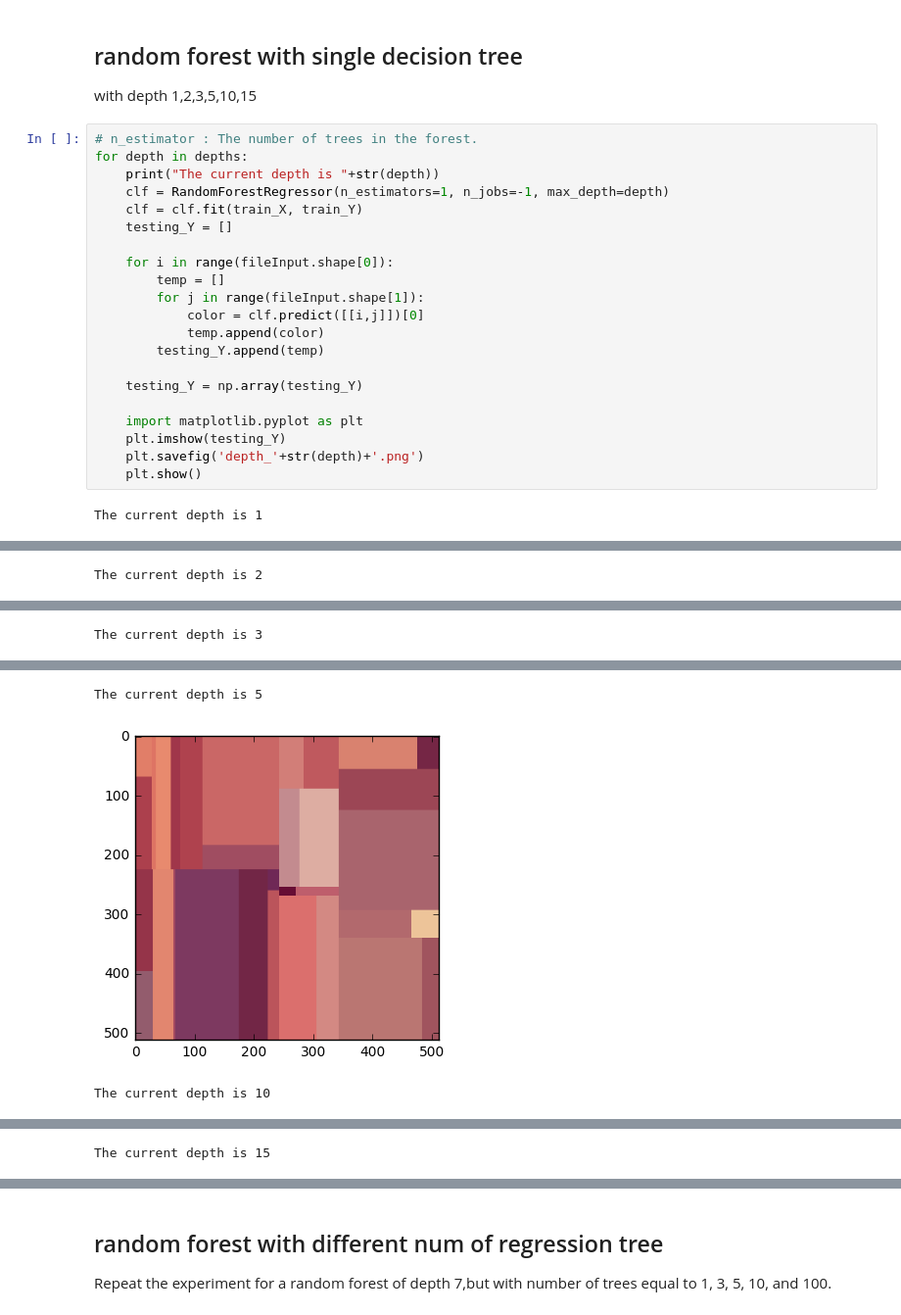
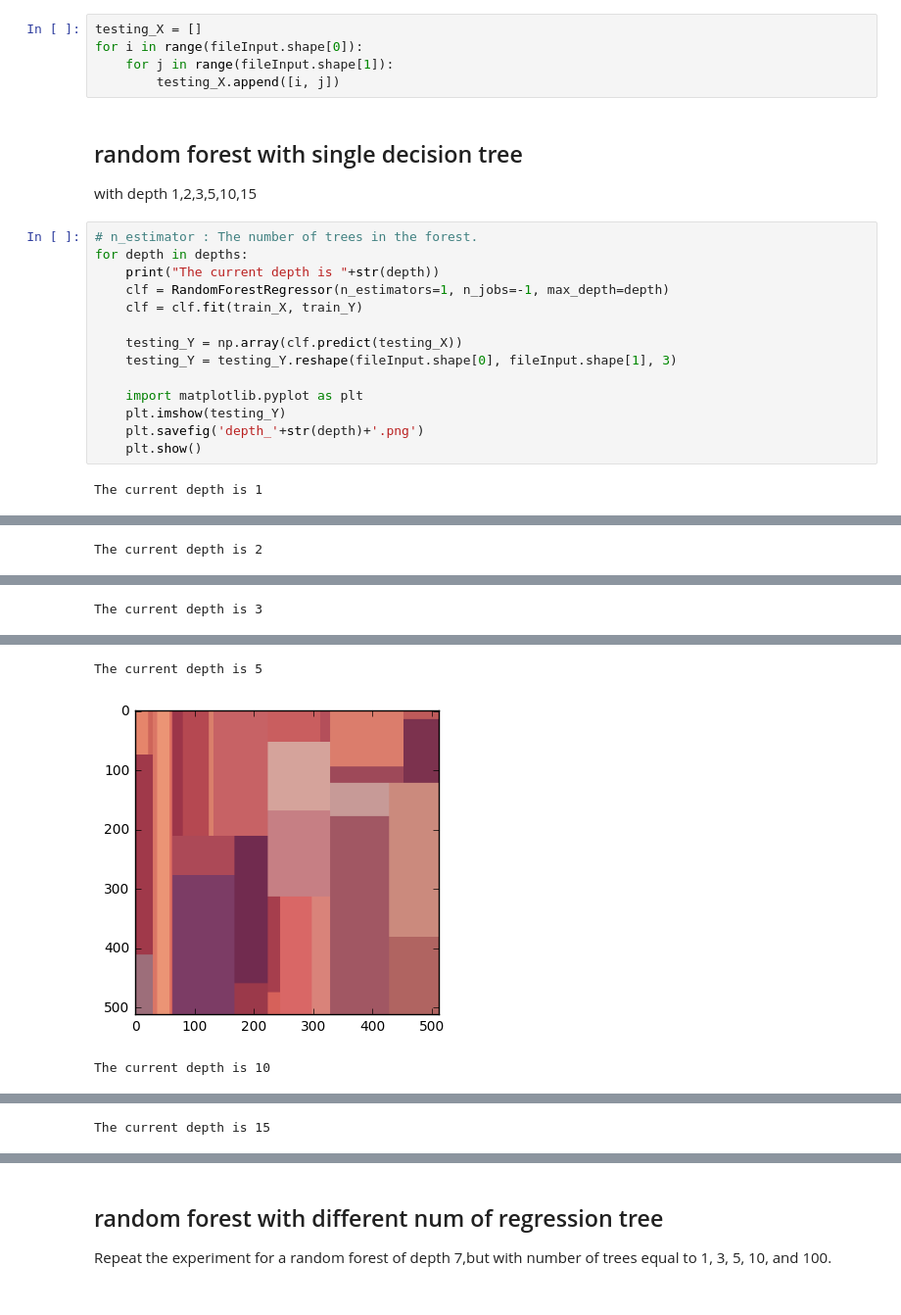
Before and after one commit to bluenight1994/Applied-Machine-Learning, a Jupyter notebook: RandomForest/RandomForest.ipynb, the cells around one changed output, grey strips where cells are left out. Shown: that part at 98% size. Cells and saved outputs as stored; diff of their text form.

Commit message:
predict image

```diff
--- a/RandomForest/RandomForest.ipynb
+++ b/RandomForest/RandomForest.ipynb
@@ -38,6 +38,11 @@ train_Y_B = [i[2][2] for i in train]
 train_Y = [[i[2][0], i[2][1], i[2][2]] for i in train]
 depths = [1,2,3,5,10,15]
 trees = [1,3,5,10,100]
+# %%
+testing_X = []
+for i in range(fileInput.shape[0]):
+    for j in range(fileInput.shape[1]):
+        testing_X.append([i, j])
 # %% [markdown]
 ## random forest with single decision tree
 with depth 1,2,3,5,10,15
@@ -47,16 +52,9 @@ for depth in depths:
     print("The current depth is "+str(depth))
     clf = RandomForestRegressor(n_estimators=1, n_jobs=-1, max_depth=depth)
     clf = clf.fit(train_X, train_Y)
-    testing_Y = []
 
-    for i in range(fileInput.shape[0]):
-        temp = []
-        for j in range(fileInput.shape[1]):
-            color = clf.predict([[i,j]])[0]
-            temp.append(color)
-        testing_Y.append(temp)
-
-    testing_Y = np.array(testing_Y)
+    testing_Y = np.array(clf.predict(testing_X))
+    testing_Y = testing_Y.reshape(fileInput.shape[0], fileInput.shape[1], 3)
 
     import matplotlib.pyplot as plt
     plt.imshow(testing_Y)
@@ -72,3 +70,3 @@ The current depth is 3
 The current depth is 5
-[figure, old version]
+[figure, new version]
 The current depth is 10
```
Also changed, not shown: parts of 3 cells of this notebook.
